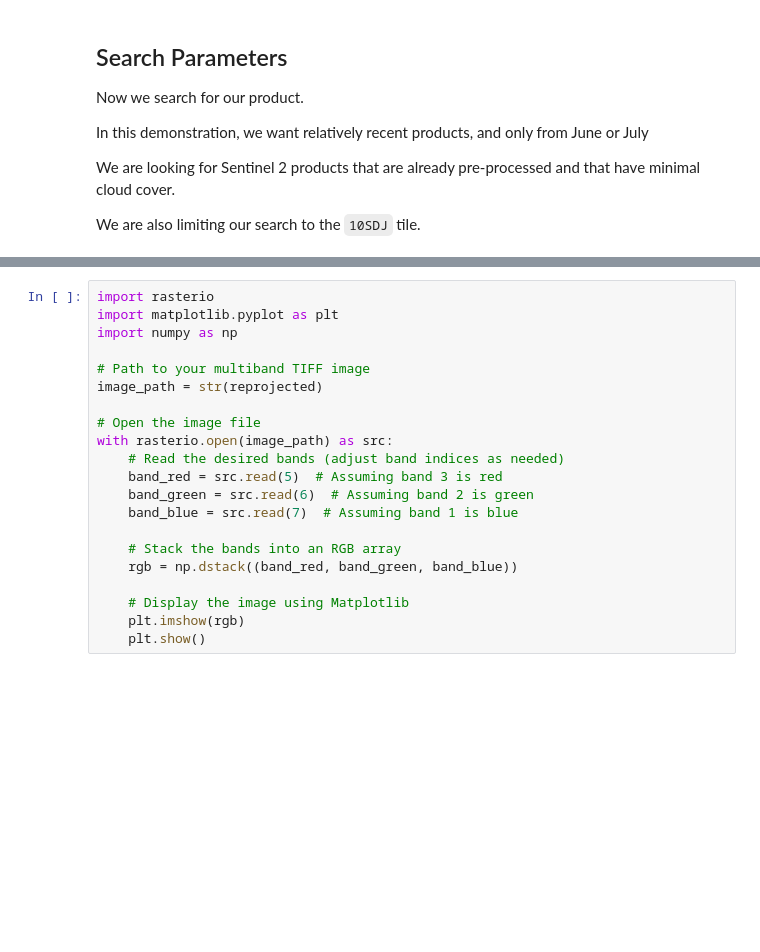
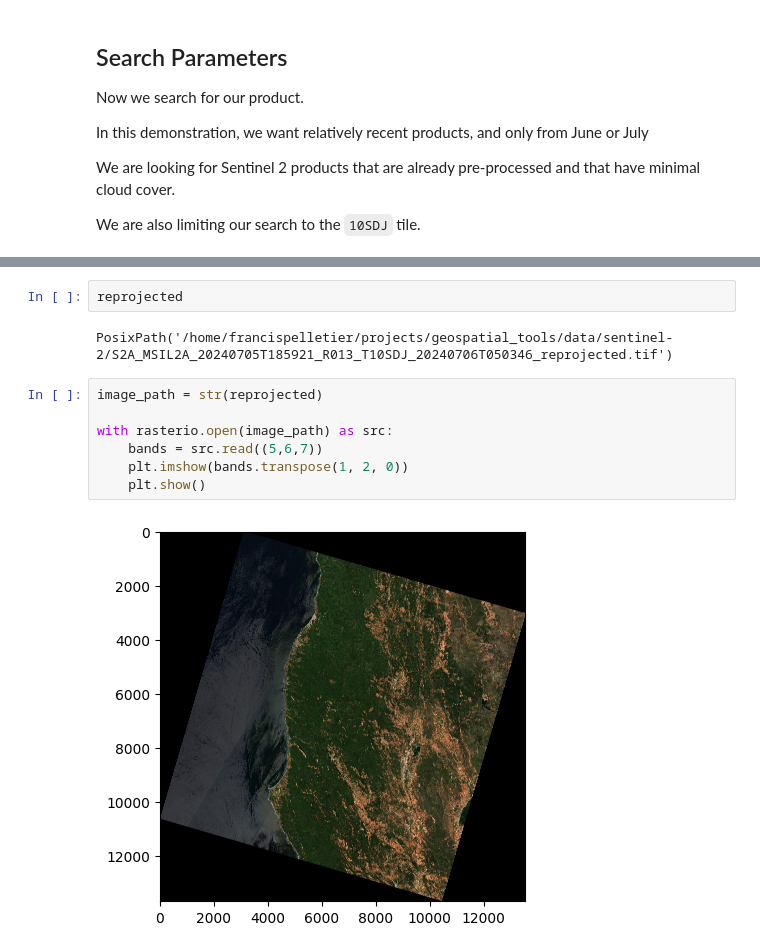
Before and after one commit to RolnickLab/geospatial-tools, a Jupyter notebook: notebooks/stac_api_tools.ipynb, the cells around one changed output, grey strips where cells are left out. Cells and saved outputs as stored; diff of their text form; blank space fills up the shorter version.

```diff
--- a/notebooks/stac_api_tools.ipynb
+++ b/notebooks/stac_api_tools.ipynb
@@ -154,21 +156,13 @@ PosixPath('/home/francispelletier/projects/geospatial_tools/data/sentinel-2/S2A_
+# %%
+reprojected
+# %% [output]
+PosixPath('/home/francispelletier/projects/geospatial_tools/data/sentinel-2/S2A_MSIL2A_20240705T185921_R013_T10SDJ_20240706T050346_reprojected.tif')
 # %%
-import rasterio
-import matplotlib.pyplot as plt
-import numpy as np
-
-# Path to your multiband TIFF image
 image_path = str(reprojected)
 
-# Open the image file
 with rasterio.open(image_path) as src:
-    # Read the desired bands (adjust band indices as needed)
-    band_red = src.read(5)  # Assuming band 3 is red
-    band_green = src.read(6)  # Assuming band 2 is green
-    band_blue = src.read(7)  # Assuming band 1 is blue
-
-    # Stack the bands into an RGB array
-    rgb = np.dstack((band_red, band_green, band_blue))
-
-    # Display the image using Matplotlib
-    plt.imshow(rgb)
+    bands = src.read((5,6,7))
+    plt.imshow(bands.transpose(1, 2, 0))
     plt.show()
+# %% [output]
+[figure, added]
```
Also changed, not shown: parts of 10 cells of this notebook, 1 other file.
